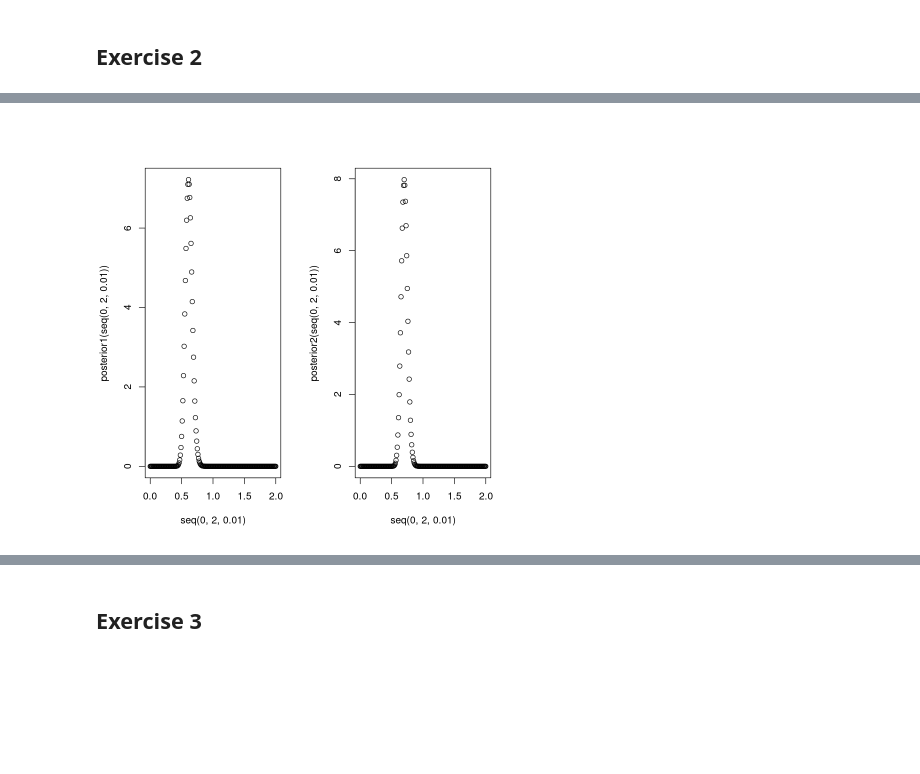
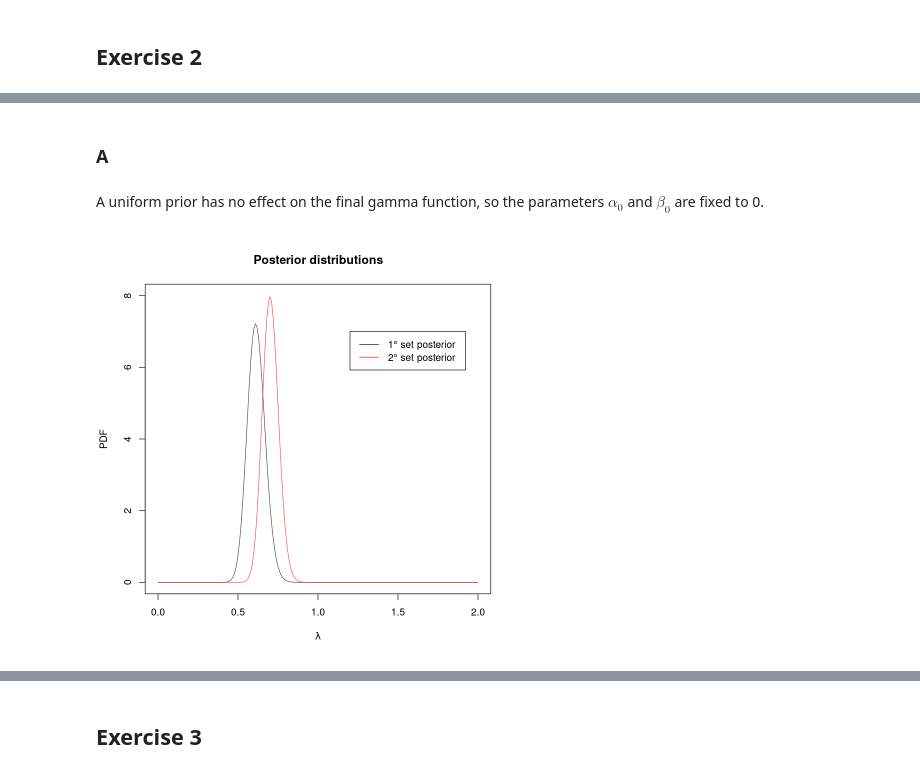
Before and after one commit to Confizolo/PoDProjects, a Jupyter notebook: ASfPA/Ex07/ConfortoFilippo_Rlabsession7.ipynb, the cells around one changed output, grey strips where cells are left out. Drawn from its saved outputs; the diff is of its cells as text; code cells hidden in the pictures; blank space fills up the shorter version.

```diff
--- a/ASfPA/Ex07/ConfortoFilippo_Rlabsession7.ipynb
+++ b/ASfPA/Ex07/ConfortoFilippo_Rlabsession7.ipynb
@@ -78,3 +110,7 @@ The p-value is higher than 5% so we cannot reject the null hypothesis
+# %% [markdown]
+### A
+# %% [markdown]
+A uniform prior has no effect on the final gamma function, so the parameters $\alpha_0$ and $\beta_0$ are fixed to 0.
 # %%
 posterior1 = function(x){
     dgamma(x,123,200)
@@ -83,9 +119,15 @@ posterior2 = function(x){
     dgamma(x,197,280)
 }
 # %%
-layout(matrix(1:2, nrow=1, ncol = 2, byrow = TRUE))
-plot(seq(0,2,0.01), posterior1(seq(0,2,0.01)))
-plot(seq(0,2,0.01), posterior2(seq(0,2,0.01)))
+plot(seq(0,2,0.01), posterior1(seq(0,2,0.01)),
+     t = "l", main = "Posterior distributions",
+     xlab = expression(lambda), ylab = "PDF", ylim = c(0,8),
+     col = rgb(0,0,0, alpha=0.7))
+lines(seq(0,2,0.01), posterior2(seq(0,2,0.01)),
+      lty = 1, col = rgb(1,0,0, alpha=0.7))
+
+legend(1.2,7,legend=c("1° set posterior", "2° set posterior"),
+       col=c("black", "red"), lty=c(1,1,2) )
 # %% [output]
-[figure, old version]
+[figure, new version]
 # %%
```
Also changed, not shown: parts of 69 cells of this notebook, 1 other file.
